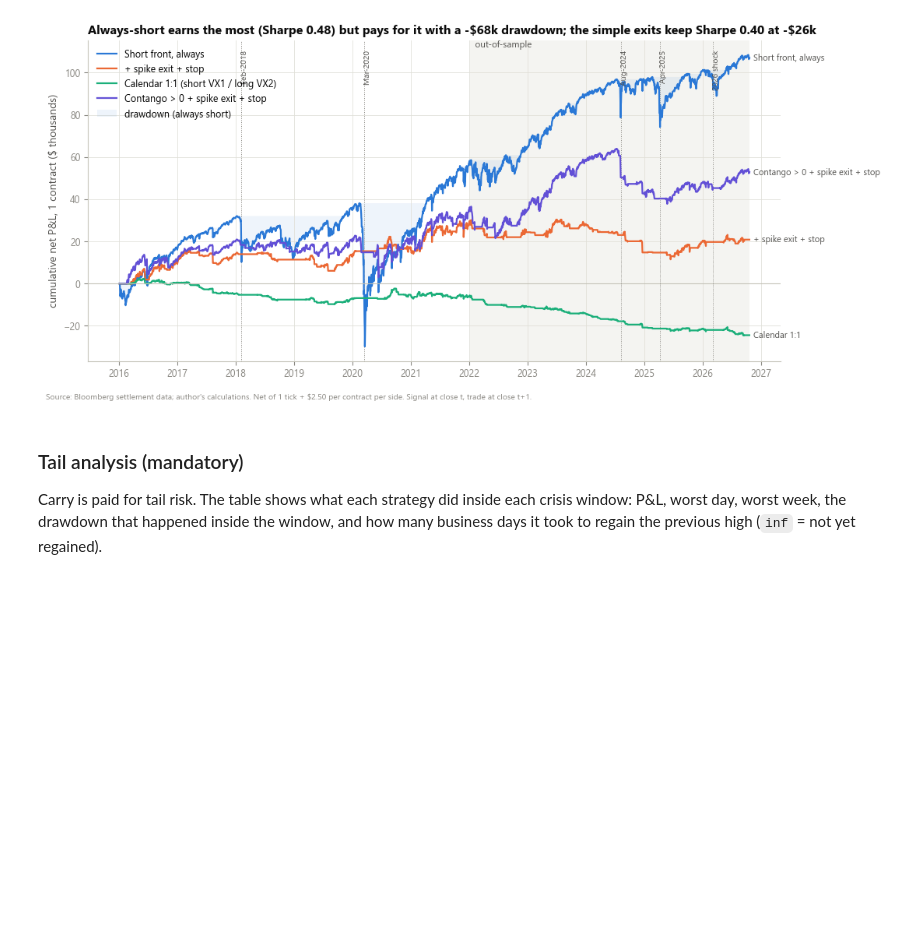
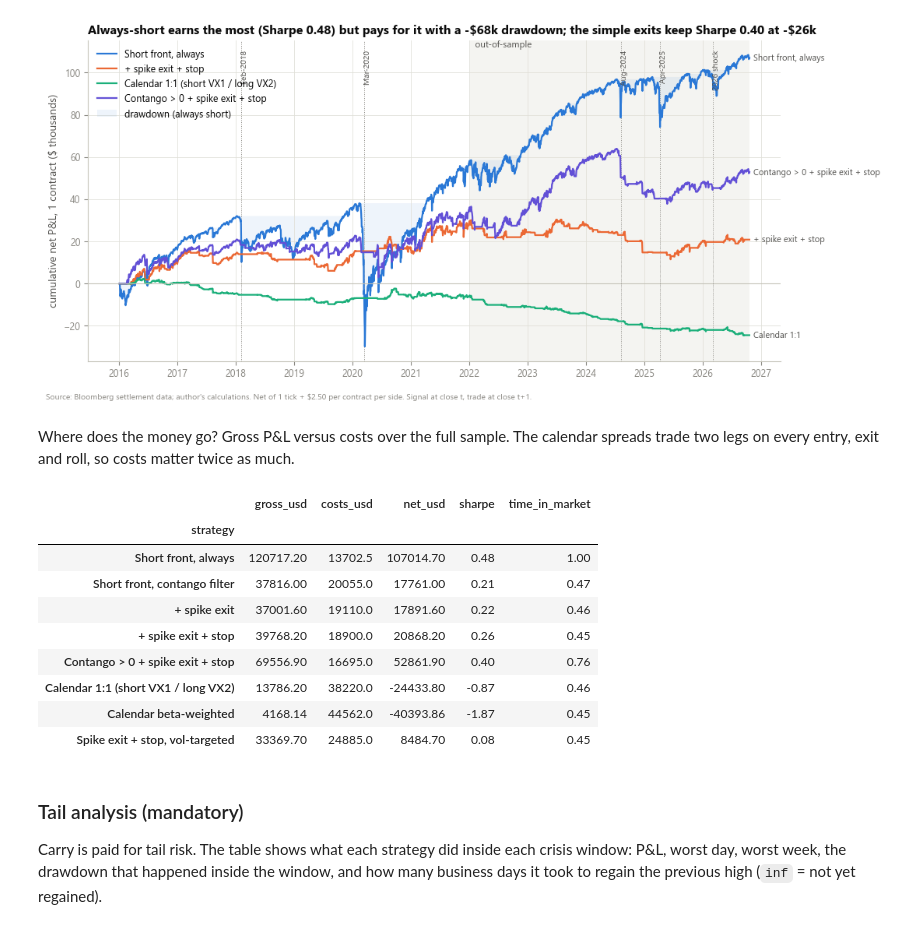
Before and after one commit to AtharvaDeshpande002/vix-term-structure-carry, a Jupyter notebook: notebooks/walkthrough.ipynb, the cells around one changed output. Saved outputs shown, nothing was run; the diff lists cells and outputs as text; code cells hidden in the pictures; blank space fills up the shorter version.

```diff
--- a/notebooks/walkthrough.ipynb
+++ b/notebooks/walkthrough.ipynb
@@ -163,6 +163,23 @@ s[s.period != "full"][cols]
 plots.equity_curves(o, cfg);
 # %% [output]
 [figure]
+# %% [markdown]
+Where does the money go? Gross P&L versus costs over the full sample. The calendar spreads trade two legs on
+every entry, exit and roll, so costs matter twice as much.
+# %%
+f = s[s.period == "full"].set_index("strategy")[["gross_usd", "costs_usd", "net_usd", "sharpe", "time_in_market"]]
+f.round(2)
+# %% [output]
+|  | gross_usd | costs_usd | net_usd | sharpe | time_in_market |
+| strategy |  |  |  |  |  |
+| Short front, always | 120717.20 | 13702.5 | 107014.70 | 0.48 | 1.00 |
+| Short front, contango filter | 37816.00 | 20055.0 | 17761.00 | 0.21 | 0.47 |
+| + spike exit | 37001.60 | 19110.0 | 17891.60 | 0.22 | 0.46 |
+| + spike exit + stop | 39768.20 | 18900.0 | 20868.20 | 0.26 | 0.45 |
+| Contango > 0 + spike exit + stop | 69556.90 | 16695.0 | 52861.90 | 0.40 | 0.76 |
+| Calendar 1:1 (short VX1 / long VX2) | 13786.20 | 38220.0 | -24433.80 | -0.87 | 0.46 |
+| Calendar beta-weighted | 4168.14 | 44562.0 | -40393.86 | -1.87 | 0.45 |
+| Spike exit + stop, vol-targeted | 33369.70 | 24885.0 | 8484.70 | 0.08 | 0.45 |
 # %% [markdown]
 ### Tail analysis (mandatory)
 
```
Also changed, not shown: parts of 1 cell of this notebook, 6 other files.
